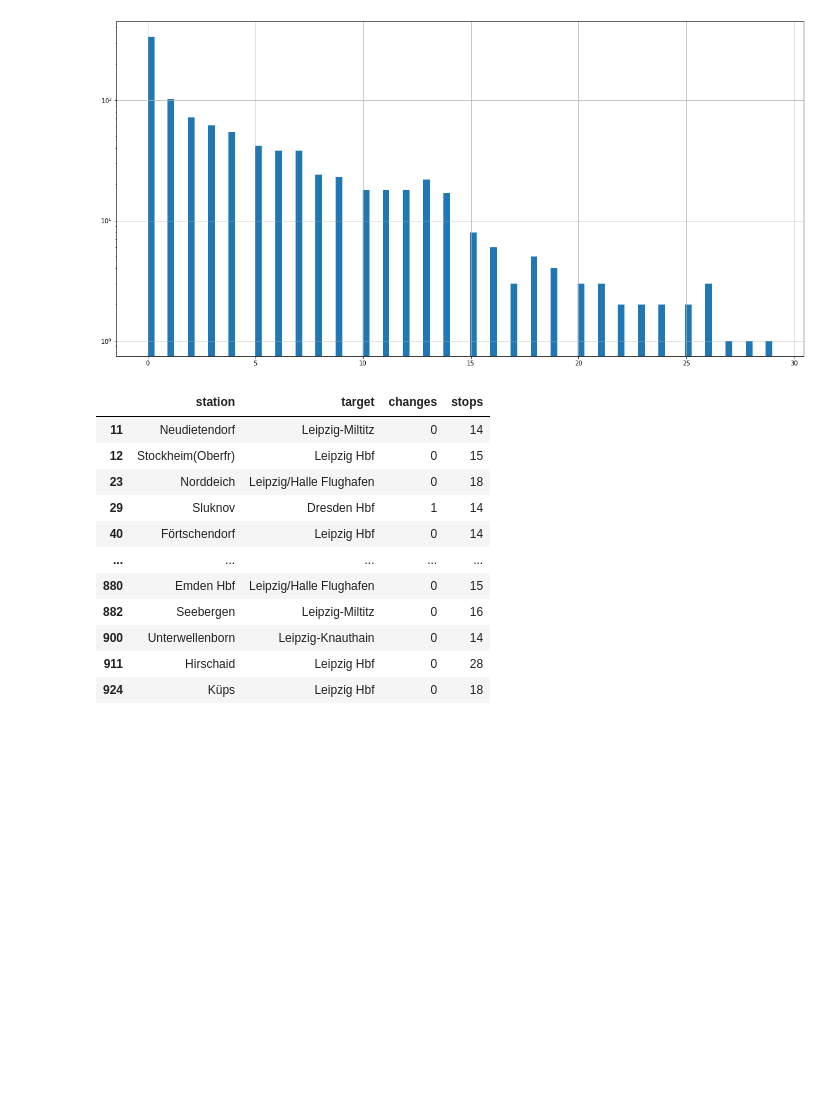
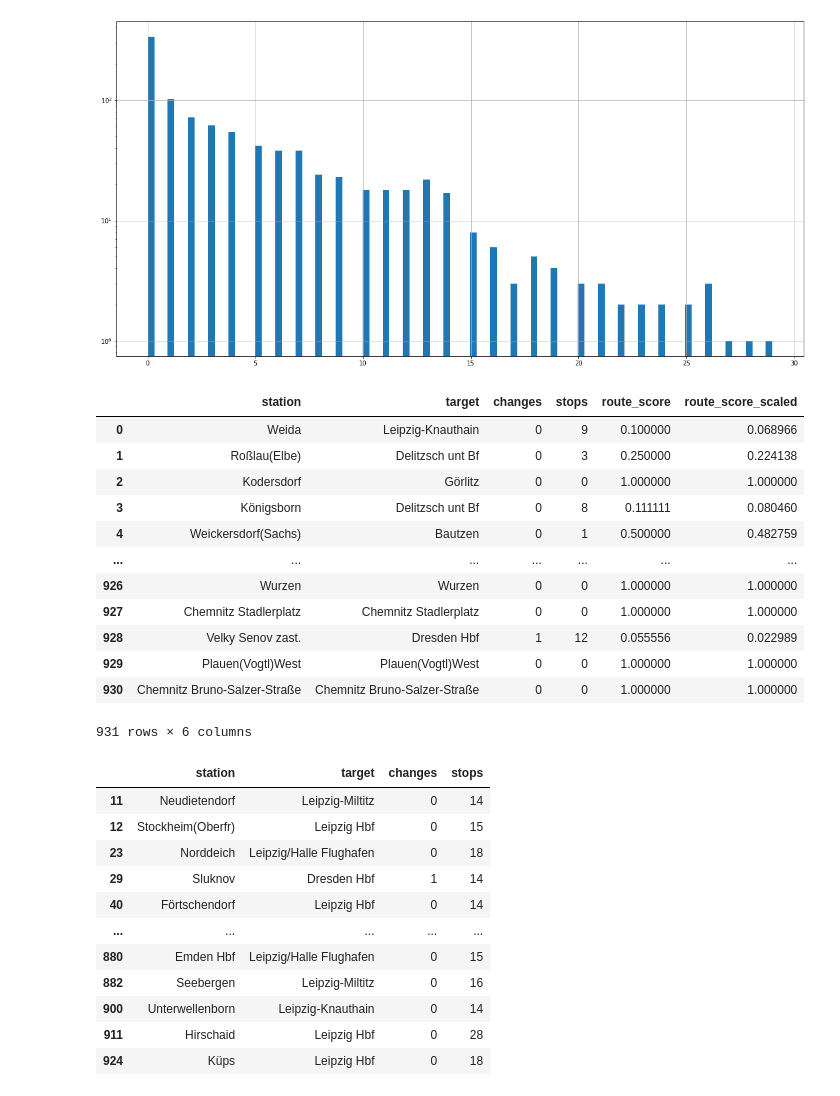
Before and after one commit to rbergm/git-seminar, a Jupyter notebook: src/main/python/Station evaluation.ipynb, the cells around one changed output. Drawn from its saved outputs; the diff is of its cells as text; code cells hidden in the pictures; blank space fills up the shorter version.

Commit message:
Add scored version of static route data

```diff
--- a/src/main/python/Station evaluation.ipynb
+++ b/src/main/python/Station evaluation.ipynb
@@ -175,6 +175,12 @@ dep_df.n_departures.hist(bins=int(len(dep_df) / 10), figsize=(20, 10))
 [figure]
 # %% [markdown]
 ### Secondly, Mittelzentren/Oberzentren routes
+# %%
+import pandas as pd
+import sklearn.preprocessing
+
+mm_scaler = sklearn.preprocessing.MinMaxScaler()
+change_penalty = 5
 # %%
 mz_df = pd.read_csv("timetables/routes_mittelzentren.csv")
 mz_df
@@ -197,6 +203,26 @@ mz_df.stops.hist(bins=int(len(mz_df)/10), figsize=(20, 10), log=True)
 # %% [output]
 <AxesSubplot:>
 [figure]
+# %%
+mz_df["route_score"] = 1 / (change_penalty * mz_df.changes + mz_df.stops + 1)
+mz_route_score_scaled = mm_scaler.fit_transform(mz_df.route_score.to_numpy().reshape(-1, 1))
+mz_df["route_score_scaled"] = mz_route_score_scaled
+mz_df.to_csv("timetables/routes_mittelzentren_scored.csv", index=False)
+mz_df
+# %% [output]
+|  | station | target | changes | stops | route_score | route_score_scaled |
+| 0 | Weida | Leipzig-Knauthain | 0 | 9 | 0.100000 | 0.068966 |
+| 1 | Roßlau(Elbe) | Delitzsch unt Bf | 0 | 3 | 0.250000 | 0.224138 |
+| 2 | Kodersdorf | Görlitz | 0 | 0 | 1.000000 | 1.000000 |
+| 3 | Königsborn | Delitzsch unt Bf | 0 | 8 | 0.111111 | 0.080460 |
+| 4 | Weickersdorf(Sachs) | Bautzen | 0 | 1 | 0.500000 | 0.482759 |
+| ... | ... | ... | ... | ... | ... | ... |
+| 926 | Wurzen | Wurzen | 0 | 0 | 1.000000 | 1.000000 |
+| 927 | Chemnitz Stadlerplatz | Chemnitz Stadlerplatz | 0 | 0 | 1.000000 | 1.000000 |
+| 928 | Velky Senov zast. | Dresden Hbf | 1 | 12 | 0.055556 | 0.022989 |
+| 929 | Plauen(Vogtl)West | Plauen(Vogtl)West | 0 | 0 | 1.000000 | 1.000000 |
+| 930 | Chemnitz Bruno-Salzer-Straße | Chemnitz Bruno-Salzer-Straße | 0 | 0 | 1.000000 | 1.000000 |
+931 rows × 6 columns
 # %%
 long_mz_routes = mz_df.stops.quantile(0.95)
 long_mz_df = mz_df[mz_df.stops >= long_mz_routes]
```
Also changed, not shown: parts of 1 cell of this notebook, 2 other files.
